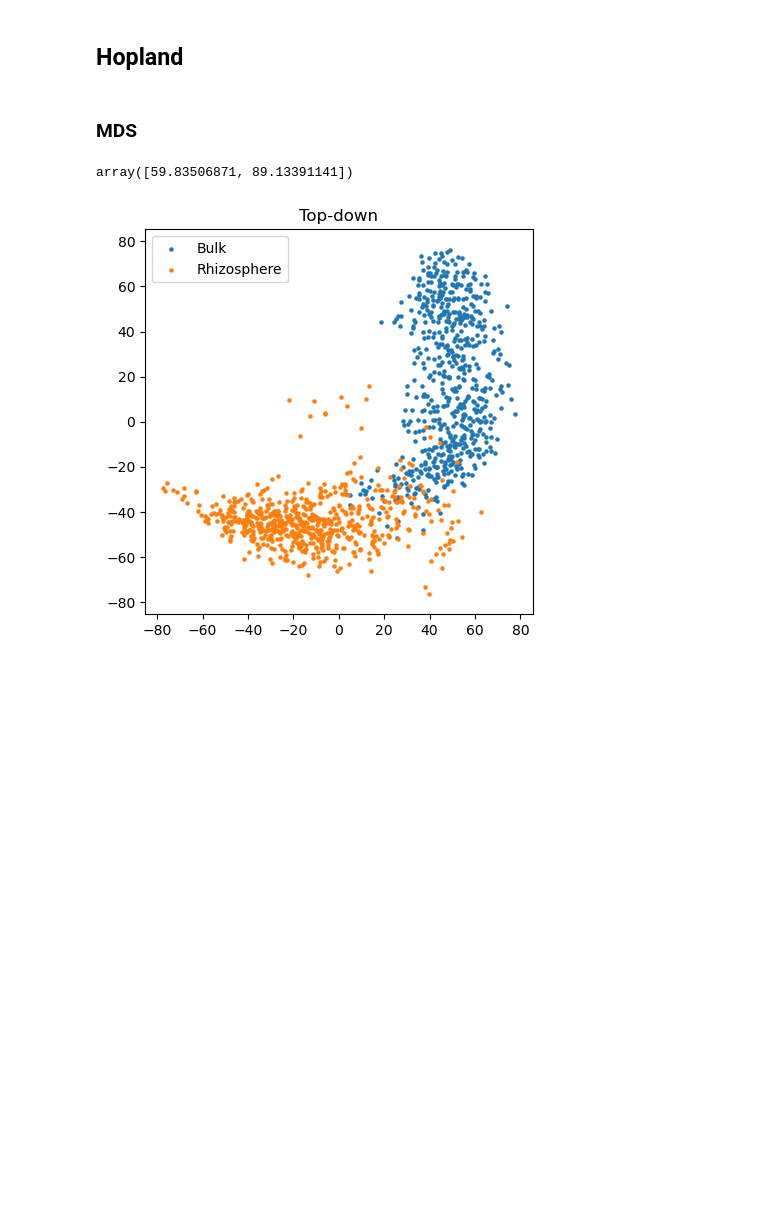
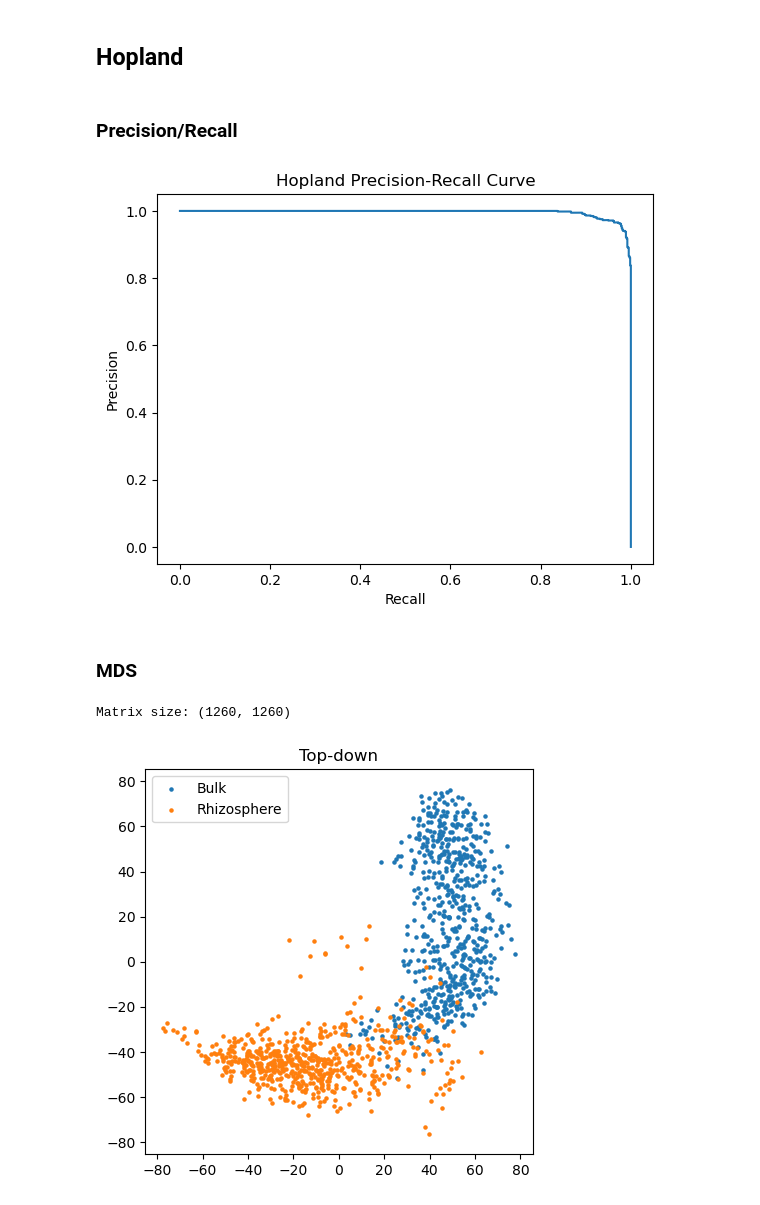
Before and after one commit to DLii-Research/setbert, a Jupyter notebook: notebooks/Attention Attribution.ipynb, the cells around one changed output. Cells and saved outputs as stored; diff of their text form; code cells hidden in the pictures; blank space fills up the shorter version.

Commit message:
Update attention attribution notebook

```diff
--- a/notebooks/Attention Attribution.ipynb
+++ b/notebooks/Attention Attribution.ipynb
@@ -115,6 +176,33 @@ def plot_taxonomy_distribution(ax, taxa_by_sample, rank, rank_names):
 ## Hopland
 # %%
 outliers = ["Ur19-B-16S_S217_L001_R1_001", "Ur57-R-16S_S140_L001_R1_001"]
+# %% [markdown]
+### Precision/Recall
+# %%
+hopland_precision_recall = {}
+for model in tqdm(reference_models):
+    path = log_path / "hopland/attribution" / model
+    samples = path.glob("*.npz")
+    y_pred = []
+    y_true = []
+    for sample in samples:
+        sample_name, info = read_sample(sample)
+        target = '-R-' in sample_name
+        y_pred += list(info["predictions"])
+        y_true += [target]*len(info["predictions"])
+    y_pred = np.array(y_pred)
+    y_true = np.array(y_true)
+    hopland_precision_recall[model] = precision_recall_curve(y_true, y_pred)
+# %%
+for model, (precision, recall, thresholds) in hopland_precision_recall.items():
+    precision = np.concatenate(([0.0], precision, [1.0]), axis=0)
+    recall = np.concatenate(([1.0], recall, [0.0]), axis=0)
+    plt.title("Hopland Precision-Recall Curve")
+    plt.plot(recall, precision)
+    plt.xlabel("Recall")
+    plt.ylabel("Precision")
+# %% [output]
+[figure, added]
 # %% [markdown]
 ### MDS
 # %%
@@ -123,10 +211,10 @@ for model in tqdm(reference_models):
     path = log_path / "hopland/attribution" / model
     samples = path.glob("*.npz")
     hopland_mds_embeddings[model] = dict(samples_mds(samples, squeeze_batch_dim=1, exclude=outliers))
+# %% [output]
+Matrix size: (1260, 1260)
 # %%
-np.max(np.array(list(mds_embeddings.values())), axis=(0, 1))
+# np.max(np.array(list(hopland_mds_embeddings.values())), axis=(0, 1))
-# %% [output]
-array([59.83506871, 89.13391141])
 # %%
 for model in reference_models:
     plt.figure(figsize=(5, 5))
```
Also changed, not shown: parts of 42 cells of this notebook.
